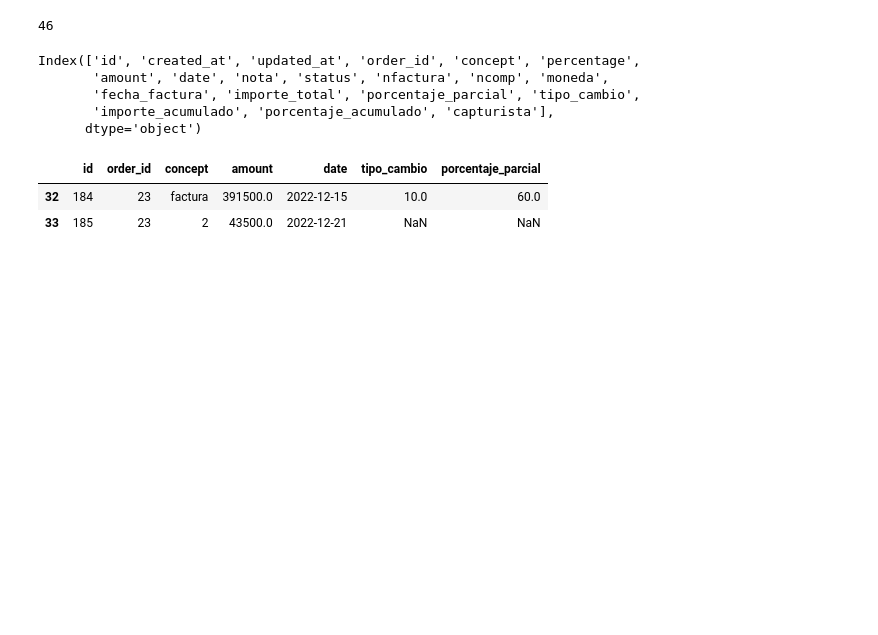
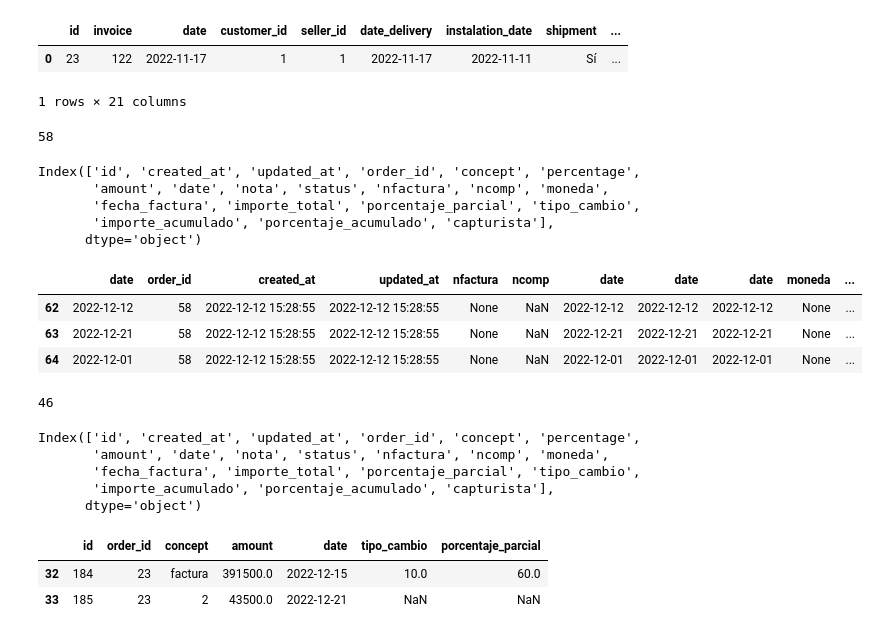
Before and after one commit to RexFEN32/espumita, a Jupyter notebook: test.ipynb, the cells around one changed output. Cells and saved outputs as stored; diff of their text form; code cells hidden in the pictures; blank space fills up the shorter version.

```diff
--- a/test.ipynb
+++ b/test.ipynb
@@ -7,8 +124,60 @@ report.to_excel("public/storage/report/reporte-test2.xlsx")
+# %%
+orden
+# %% [output]
+|  | id | invoice | date | customer_id | seller_id | date_delivery | instalation_date | shipment | ... |
+| 0 | 23 | 122 | 2022-11-17 | 1 | 1 | 2022-11-17 | 2022-11-11 | Sí | ... |
+1 rows × 21 columns
+# %%
+import pandas as pd
+import sys
+import mysql.connector
+import xlsxwriter
+import pandas as pd
+import sys
+import mysql.connector
+id=58
+# initialize list of lists
+cnx = mysql.connector.connect(user='tyrsa',
+                              password='1234',
+                              host='localhost',
+                              port='8111',
+                              database='u458219132_tyrsawesadmin',
+                              use_pure=False)
+
+query = ('SELECT * from payments')
+pagos=pd.read_sql(query,cnx)
+#order_id=pagos.loc[(pagos["id"]==int(id),"order_id") ].values[0]
+order_id=int(id)
+thisAllPays=pagos.loc[pagos["order_id"]==order_id ]
+print(order_id)
+orden = pd.read_sql("select * from internal_orders where id="+str(order_id),cnx)
+cliente = pd.read_sql("select * from customers where id = "+str(orden["customer_id"].values[0]),cnx)
+moneda = pd.read_sql("select * from coins where id="+str(orden["coin_id"].values[0]),cnx)
+#writer = pd.ExcelWriter("factura_resumida"+str(id)+".xlsx", engine='xlsxwriter')
+# %% [output]
+58
 # %%
 import pandas as pd
 import sys
 import mysql.connector
 id=209
+# %%
+thisAllPays.columns
+# %% [output]
+Index(['id', 'created_at', 'updated_at', 'order_id', 'concept', 'percentage',
+       'amount', 'date', 'nota', 'status', 'nfactura', 'ncomp', 'moneda',
+       'fecha_factura', 'importe_total', 'porcentaje_parcial', 'tipo_cambio',
+       'importe_acumulado', 'porcentaje_acumulado', 'capturista'],
+      dtype='object')
+# %%
+df=thisAllPays[["date","order_id","created_at","updated_at","nfactura",
+"ncomp","date","date","date","moneda","tipo_cambio","amount","date"]]
+df
+# %% [output]
+|  | date | order_id | created_at | updated_at | nfactura | ncomp | date | date | date | moneda | ... |
+| 62 | 2022-12-12 | 58 | 2022-12-12 15:28:55 | 2022-12-12 15:28:55 | None | NaN | 2022-12-12 | 2022-12-12 | 2022-12-12 | None | ... |
+| 63 | 2022-12-21 | 58 | 2022-12-12 15:28:55 | 2022-12-12 15:28:55 | None | NaN | 2022-12-21 | 2022-12-21 | 2022-12-21 | None | ... |
+| 64 | 2022-12-01 | 58 | 2022-12-12 15:28:55 | 2022-12-12 15:28:55 | None | NaN | 2022-12-01 | 2022-12-01 | 2022-12-01 | None | ... |
 # %%
 cnx = mysql.connector.connect(user='tyrsa',
                               password='1234',
```
Also changed, not shown: parts of 18 cells of this notebook, 35 other files.
